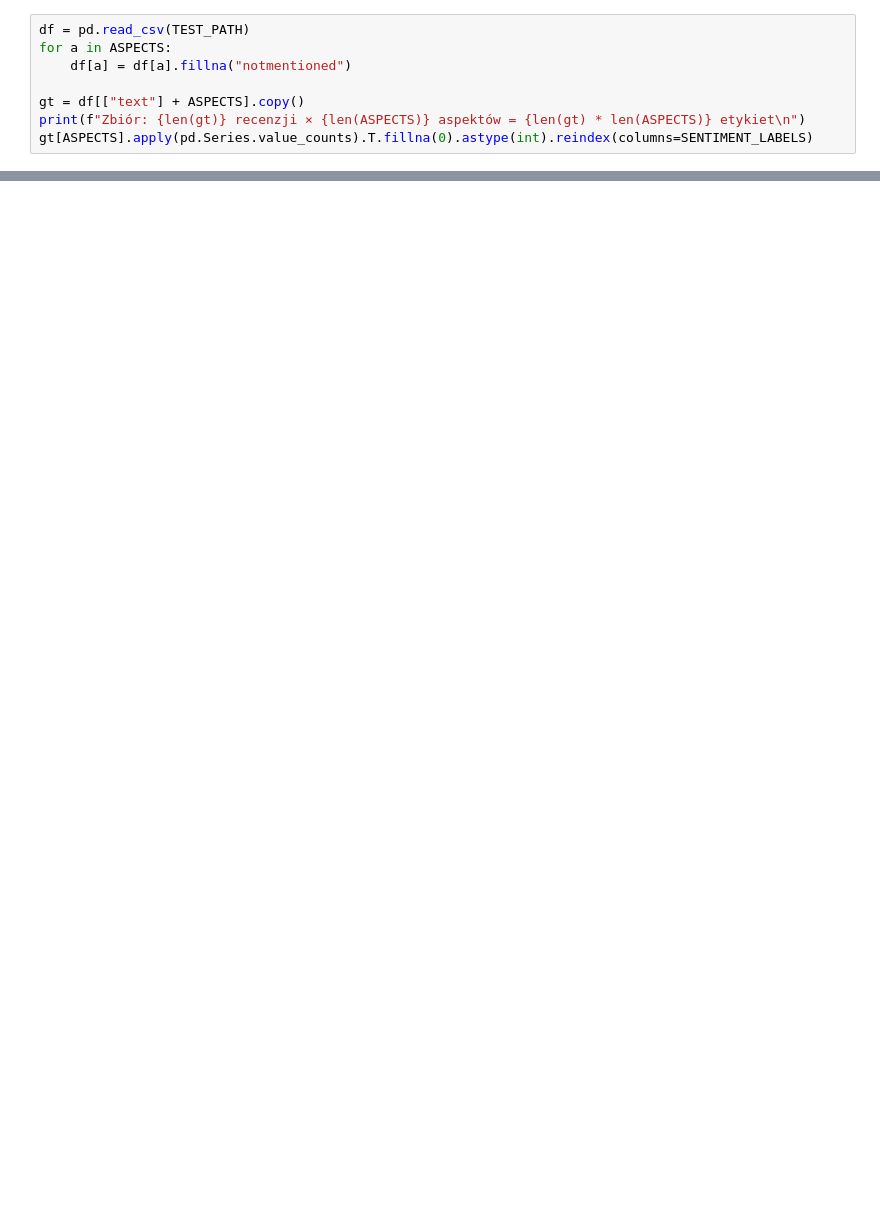
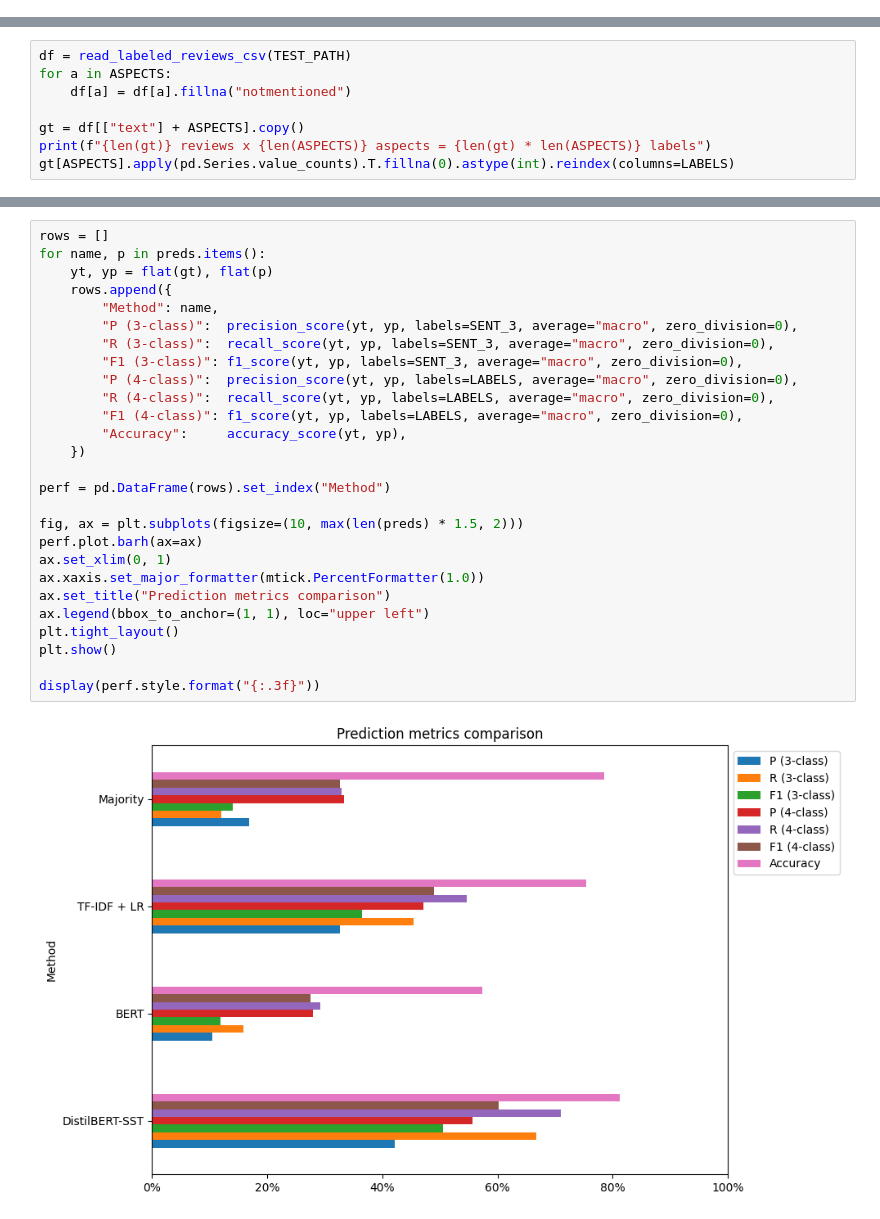
Before and after one commit to BartoszBugla/magisterka, a Jupyter notebook: _model_results.ipynb, the cells around one changed output, grey strips where cells are left out. Drawn from its saved outputs; the diff is of its cells as text; blank space fills up the shorter version.

```diff
--- a/_model_results.ipynb
+++ b/_model_results.ipynb
@@ -47,8 +0,0 @@ The autoreload extension is already loaded. To reload it, use:
-# %%
-df = pd.read_csv(TEST_PATH)
-for a in ASPECTS:
-    df[a] = df[a].fillna("notmentioned")
-
-gt = df[["text"] + ASPECTS].copy()
-print(f"Zbiór: {len(gt)} recenzji × {len(ASPECTS)} aspektów = {len(gt) * len(ASPECTS)} etykiet\n")
-gt[ASPECTS].apply(pd.Series.value_counts).T.fillna(0).astype(int).reindex(columns=SENTIMENT_LABELS)
@@ -493,0 +51,8 @@ plt.show()
+# %%
+df = read_labeled_reviews_csv(TEST_PATH)
+for a in ASPECTS:
+    df[a] = df[a].fillna("notmentioned")
+
+gt = df[["text"] + ASPECTS].copy()
+print(f"{len(gt)} reviews x {len(ASPECTS)} aspects = {len(gt) * len(ASPECTS)} labels")
+gt[ASPECTS].apply(pd.Series.value_counts).T.fillna(0).astype(int).reindex(columns=LABELS)
@@ -493,0 +152,29 @@ plt.show()
+# %%
+rows = []
+for name, p in preds.items():
+    yt, yp = flat(gt), flat(p)
+    rows.append({
+        "Method": name,
+        "P (3-class)":  precision_score(yt, yp, labels=SENT_3, average="macro", zero_division=0),
+        "R (3-class)":  recall_score(yt, yp, labels=SENT_3, average="macro", zero_division=0),
+        "F1 (3-class)": f1_score(yt, yp, labels=SENT_3, average="macro", zero_division=0),
+        "P (4-class)":  precision_score(yt, yp, labels=LABELS, average="macro", zero_division=0),
+        "R (4-class)":  recall_score(yt, yp, labels=LABELS, average="macro", zero_division=0),
+        "F1 (4-class)": f1_score(yt, yp, labels=LABELS, average="macro", zero_division=0),
+        "Accuracy":     accuracy_score(yt, yp),
+    })
+
+perf = pd.DataFrame(rows).set_index("Method")
+
+fig, ax = plt.subplots(figsize=(10, max(len(preds) * 1.5, 2)))
+perf.plot.barh(ax=ax)
+ax.set_xlim(0, 1)
+ax.xaxis.set_major_formatter(mtick.PercentFormatter(1.0))
+ax.set_title("Prediction metrics comparison")
+ax.legend(bbox_to_anchor=(1, 1), loc="upper left")
+plt.tight_layout()
+plt.show()
+
+display(perf.style.format("{:.3f}"))
+# %% [output]
+[figure, added]
```
Also changed, not shown: parts of 39 cells of this notebook, 22 other files.
